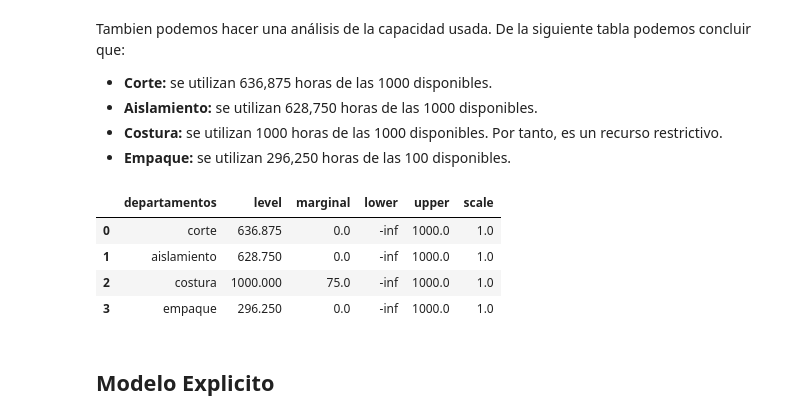
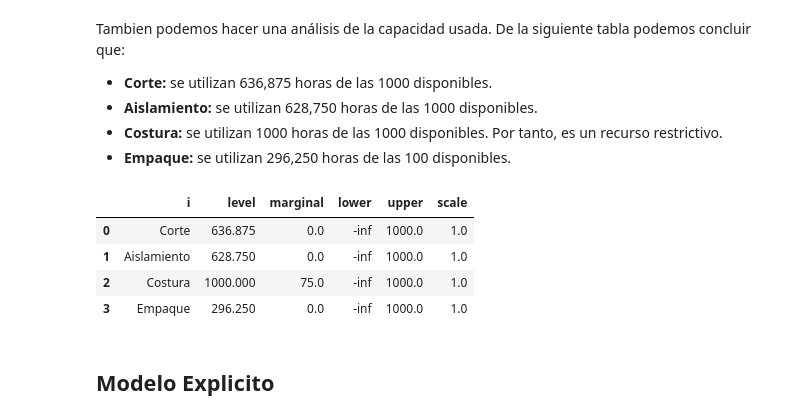
Before and after one commit to hfelizzola/Investigaciones-de-Operaciones-I, a Jupyter notebook: programacion-lineal/01_problema_produccion.ipynb, the cells around one changed output. Cells and saved outputs as stored; diff of their text form; code cells hidden in the pictures.

```diff
--- a/programacion-lineal/01_problema_produccion.ipynb
+++ b/programacion-lineal/01_problema_produccion.ipynb
@@ -98,0 +65,9 @@ import pandas as pd
+# %%
+# Crear el contenedor principal
+m = gp.Container()
+
+# Definir Conjuntos
+i = gp.Set(m, name="i", records=["Corte", "Aislamiento", "Costura", "Empaque"], description="Departamentos")
+j = gp.Set(m, name="j", records=["Abrigos", "Chaquetas", "Pantalones", "Guantes"], description="Productos")
+
+print("Contenedor y conjuntos creados.")
@@ -125,23 +151,0 @@ departamentos.records
-# %%
-# Paso 3: Parámetros del modelo
-
-# Tiempos por unidad en cada departamento (en horas)
-tiempo = gp.Parameter(m, name="tiempo", domain=[departamentos, productos], records=np.array([
-   [0.30, 0.30, 0.25, 0.15],
-   [0.25, 0.35, 0.30, 0.10],
-   [0.45, 0.50, 0.40, 0.22],
-   [0.15, 0.15, 0.10, 0.05]
-]))
-
-
-# Capacidad por departamento
-capacidad = gp.Parameter(m, name="capacidad", domain=[departamentos], records=np.array([1000, 1000, 1000, 1000]))
-
-# Demanda por producto
-demanda = gp.Parameter(m, name="demanda", domain=[productos], records=np.array([800, 750, 600, 500]))
-
-# Utilidad por unidad fabricada
-utilidad = gp.Parameter(m, name="utilidad", domain=[productos], records=np.array([30, 40, 20, 10]))
-
-# Penalización por faltantes
-penalizacion = gp.Parameter(m, name="penalizacion", domain=[productos], records=np.array([15, 20, 10, 8]))
@@ -251,13 +223,13 @@ Tambien podemos hacer una análisis de la capacidad usada. De la siguiente tabla
 - **Costura:** se utilizan 1000 horas de las 1000 disponibles. Por tanto, es un recurso restrictivo.
 - **Empaque:** se utilizan 296,250 horas de las 100 disponibles.
 # %%
-capacidad_uso.records
+capacidad.records
 # %% [output]
-|  | departamentos | level | marginal | lower | upper | scale |
-| 0 | corte | 636.875 | 0.0 | -inf | 1000.0 | 1.0 |
-| 1 | aislamiento | 628.750 | 0.0 | -inf | 1000.0 | 1.0 |
-| 2 | costura | 1000.000 | 75.0 | -inf | 1000.0 | 1.0 |
-| 3 | empaque | 296.250 | 0.0 | -inf | 1000.0 | 1.0 |
+|  | i | level | marginal | lower | upper | scale |
+| 0 | Corte | 636.875 | 0.0 | -inf | 1000.0 | 1.0 |
+| 1 | Aislamiento | 628.750 | 0.0 | -inf | 1000.0 | 1.0 |
+| 2 | Costura | 1000.000 | 75.0 | -inf | 1000.0 | 1.0 |
+| 3 | Empaque | 296.250 | 0.0 | -inf | 1000.0 | 1.0 |
 # %% [markdown]
 ## Modelo Explicito
 # %%
```
Also changed, not shown: parts of 28 cells of this notebook.
